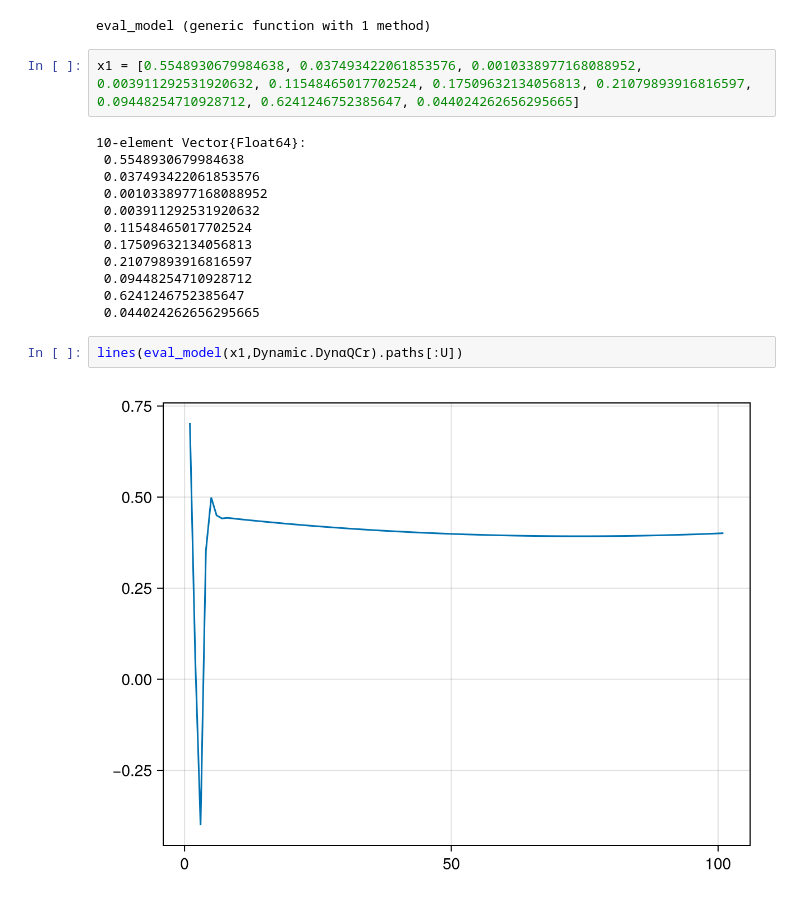
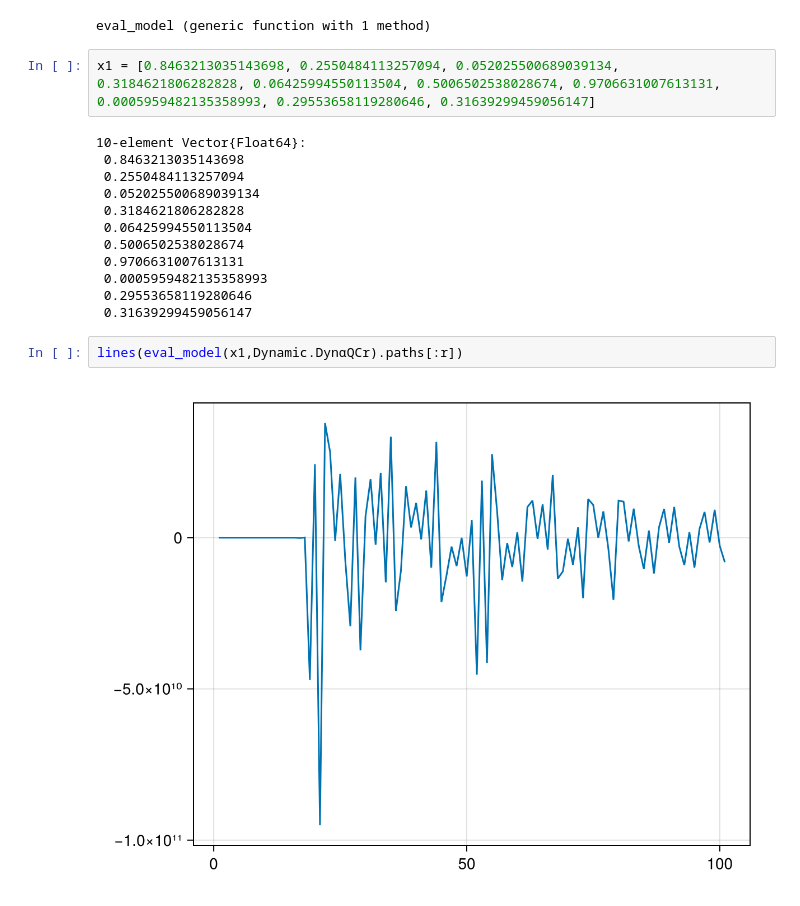
Before and after one commit to theplatters/PKAssetPrices, a Jupyter notebook: notebooks/DynamicModels.ipynb, the cells around one changed output. Drawn from its saved outputs; the diff is of its cells as text.

```diff
--- a/notebooks/DynamicModels.ipynb
+++ b/notebooks/DynamicModels.ipynb
@@ -80,20 +80,20 @@ end
 # %% [output]
 eval_model (generic function with 1 method)
 # %%
-x1 = [0.5548930679984638, 0.037493422061853576, 0.0010338977168088952, 0.003911292531920632, 0.11548465017702524, 0.17509632134056813, 0.21079893916816597, 0.09448254710928712, 0.6241246752385647, 0.044024262656295665]
+x1 = [0.8463213035143698, 0.2550484113257094, 0.052025500689039134, 0.3184621806282828, 0.06425994550113504, 0.5006502538028674, 0.9706631007613131, 0.0005959482135358993, 0.29553658119280646, 0.31639299459056147]
 # %% [output]
 10-element Vector{Float64}:
- 0.5548930679984638
- 0.037493422061853576
- 0.0010338977168088952
- 0.003911292531920632
- 0.11548465017702524
- 0.17509632134056813
- 0.21079893916816597
- 0.09448254710928712
- 0.6241246752385647
- 0.044024262656295665
+ 0.8463213035143698
+ 0.2550484113257094
+ 0.052025500689039134
+ 0.3184621806282828
+ 0.06425994550113504
+ 0.5006502538028674
+ 0.9706631007613131
+ 0.0005959482135358993
+ 0.29553658119280646
+ 0.31639299459056147
 # %%
-lines(eval_model(x1,Dynamic.DynαQCr).paths[:U])
+lines(eval_model(x1,Dynamic.DynαQCr).paths[:r])
 # %% [output]
-[figure, old version]
+[figure, new version]
```
Also changed, not shown: parts of 2 cells of this notebook, 1 other file.
